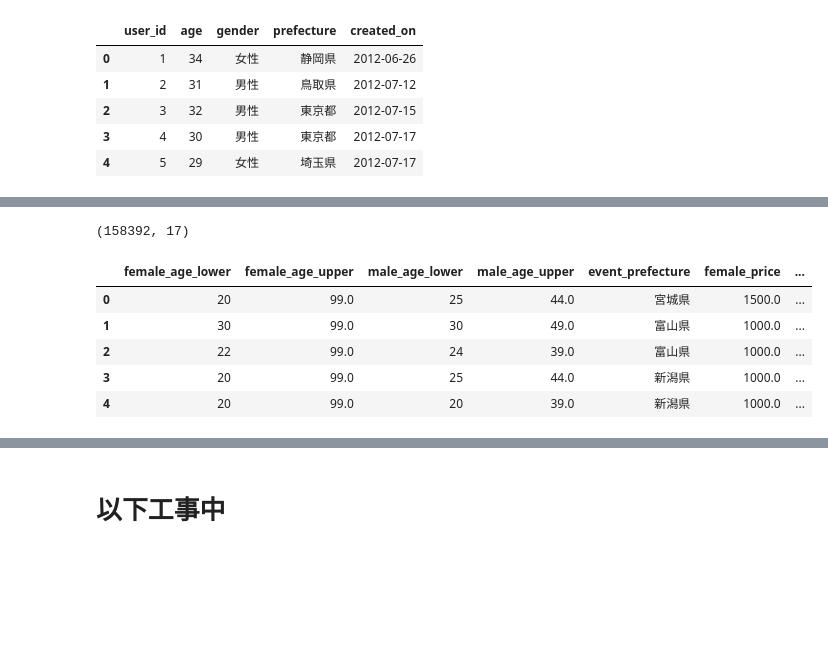
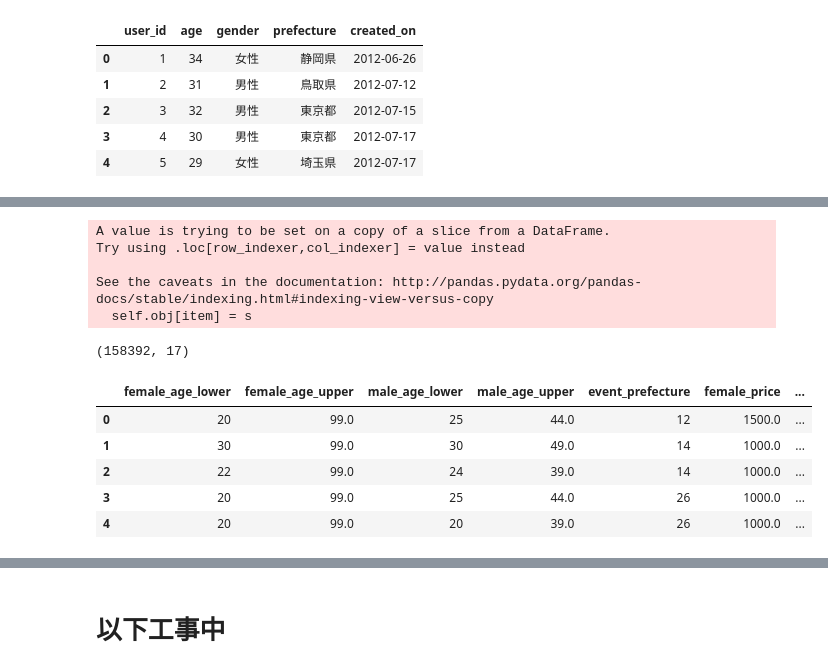
Before and after one commit to OhkaMLsemi/Machi_Kon, a Jupyter notebook: lightGBM.ipynb, the cells around one changed output, grey strips where cells are left out. Drawn from its saved outputs; the diff is of its cells as text; code cells hidden in the pictures; blank space fills up the shorter version.

```diff
--- a/lightGBM.ipynb
+++ b/lightGBM.ipynb
@@ -305,0 +308,8 @@ event_list = events["event_id"]
+# %%
+
+users.loc[:,"user_date"] = pd.to_datetime(users["created_on"])
+users.loc[:,"user_year"] = users.loc[:,"user_date"].apply(lambda x:str(x.year))
+users.loc[:,"user_month"] = users.loc[:,"user_date"].apply(lambda x:str(x.month))
+
+print(users.shape)
+users.head()
@@ -330,3 +340,9 @@ user_data.head()
 | 2 | 3 | 22 | 99.0 | 24 | 39.0 | 2015-03-07 19:00:00 | ... |
 | 3 | 4 | 20 | 99.0 | 25 | 44.0 | 2015-03-08 18:00:00 | ... |
 | 4 | 5 | 20 | 99.0 | 20 | 39.0 | 2015-03-14 19:00:00 | ... |
+# %%
+e_pre = prefecture_labeling(events["prefecture"])
+e_pre.columns = "event_" + e_pre.columns.values
+events = pd.concat((events,e_pre), axis = 1)
+print(events.shape)
+events.head()
@@ -332,0 +357,9 @@ user_data.head()
+# %%
+u_pre = prefecture_labeling(users["prefecture"])
+u_pre.columns = "user_" + u_pre.columns.values
+gen = gender_labeling(users["gender"])
+
+users = pd.concat((users, u_pre), axis =1)
+users = pd.concat((users, gen), axis = 1)
+print(users.shape)
+users.head()
@@ -333,12 +390,26 @@ user_data.head()
+# %%
+features = ["female_age_lower","female_age_upper","male_age_lower","male_age_upper","event_prefecture","female_price","male_price","age", "user_gender", "user_prefecture","event_year", "event_month",
+           "event_day","event_weekday", "event_hour", "user_year", "user_month"]
+target = ["action_type"]
+
+categorical = ["event_prefecture", "user_gender", "user_prefecture", 'event_year',"event_month","event_day","event_weekday", "event_hour", "user_year", "user_month"]
 # %%
+
+
 X = user_data[features]
+X.loc[:,categorical] = X.loc[:,categorical].astype(np.int64)
 print(X.shape)
 X.head()
 # %% [output]
-(158392, 17)
+A value is trying to be set on a copy of a slice from a DataFrame.
+Try using .loc[row_indexer,col_indexer] = value instead
+
+See the caveats in the documentation: http://pandas.pydata.org/pandas-docs/stable/indexing.html#indexing-view-versus-copy
+  self.obj[item] = s
+(158392, 17)
 |  | female_age_lower | female_age_upper | male_age_lower | male_age_upper | event_prefecture | female_price | ... |
-| 0 | 20 | 99.0 | 25 | 44.0 | 宮城県 | 1500.0 | ... |
-| 1 | 30 | 99.0 | 30 | 49.0 | 富山県 | 1000.0 | ... |
-| 2 | 22 | 99.0 | 24 | 39.0 | 富山県 | 1000.0 | ... |
-| 3 | 20 | 99.0 | 25 | 44.0 | 新潟県 | 1000.0 | ... |
-| 4 | 20 | 99.0 | 20 | 39.0 | 新潟県 | 1000.0 | ... |
+| 0 | 20 | 99.0 | 25 | 44.0 | 12 | 1500.0 | ... |
+| 1 | 30 | 99.0 | 30 | 49.0 | 14 | 1000.0 | ... |
+| 2 | 22 | 99.0 | 24 | 39.0 | 14 | 1000.0 | ... |
+| 3 | 20 | 99.0 | 25 | 44.0 | 26 | 1000.0 | ... |
+| 4 | 20 | 99.0 | 20 | 39.0 | 26 | 1000.0 | ... |
```
Also changed, not shown: parts of 27 cells of this notebook.
